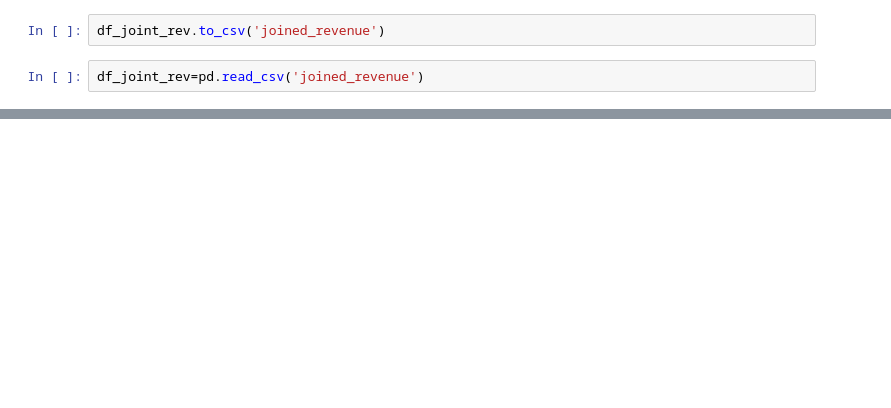
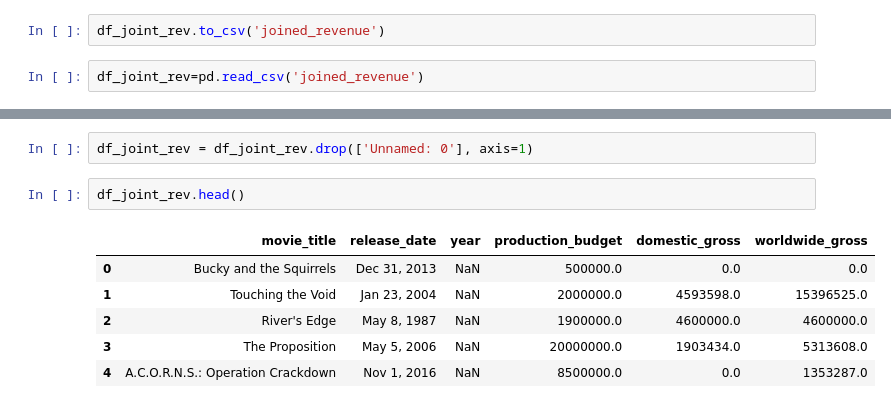
Before and after one commit to polyglottraveler/projectkr, a Jupyter notebook: sql_v0-kca.ipynb, the cells around one changed output, grey strips where cells are left out. Saved outputs shown, nothing was run; the diff lists cells and outputs as text; blank space fills up the shorter version.

```diff
--- a/sql_v0-kca.ipynb
+++ b/sql_v0-kca.ipynb
@@ -220,0 +231,11 @@ df_joint_rev=pd.read_csv('joined_revenue')
+# %%
+df_joint_rev = df_joint_rev.drop(['Unnamed: 0'], axis=1)
+# %%
+df_joint_rev.head()
+# %% [output]
+|  | movie_title | release_date | year | production_budget | domestic_gross | worldwide_gross |
+| 0 | Bucky and the Squirrels | Dec 31, 2013 | NaN | 500000.0 | 0.0 | 0.0 |
+| 1 | Touching the Void | Jan 23, 2004 | NaN | 2000000.0 | 4593598.0 | 15396525.0 |
+| 2 | River's Edge | May 8, 1987 | NaN | 1900000.0 | 4600000.0 | 4600000.0 |
+| 3 | The Proposition | May 5, 2006 | NaN | 20000000.0 | 1903434.0 | 5313608.0 |
+| 4 | A.C.O.R.N.S.: Operation Crackdown | Nov 1, 2016 | NaN | 8500000.0 | 0.0 | 1353287.0 |
```
Also changed, not shown: parts of 3 cells of this notebook.
